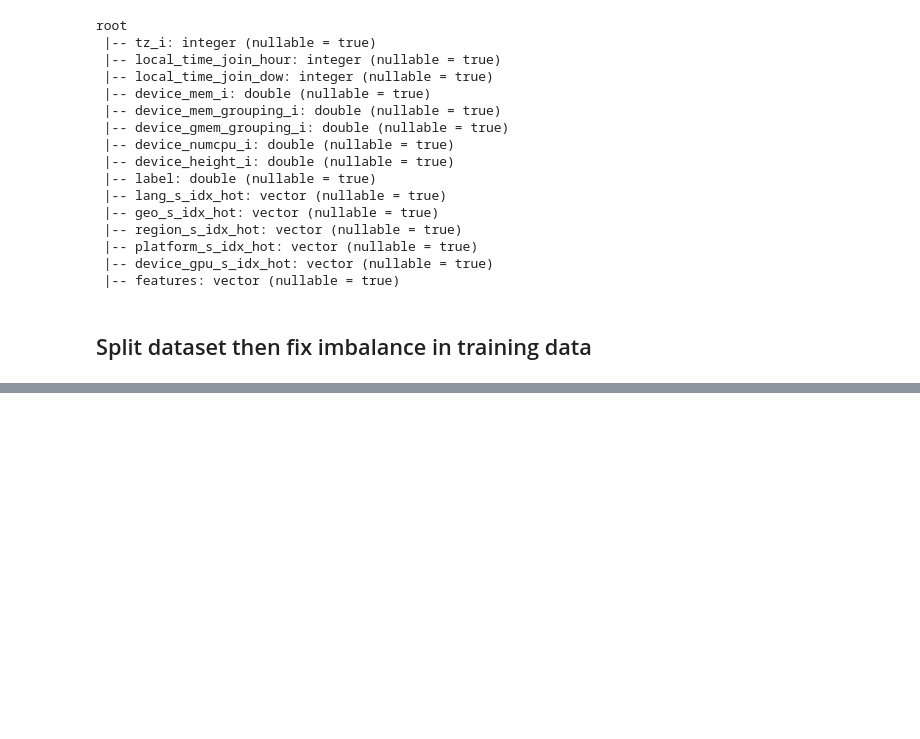
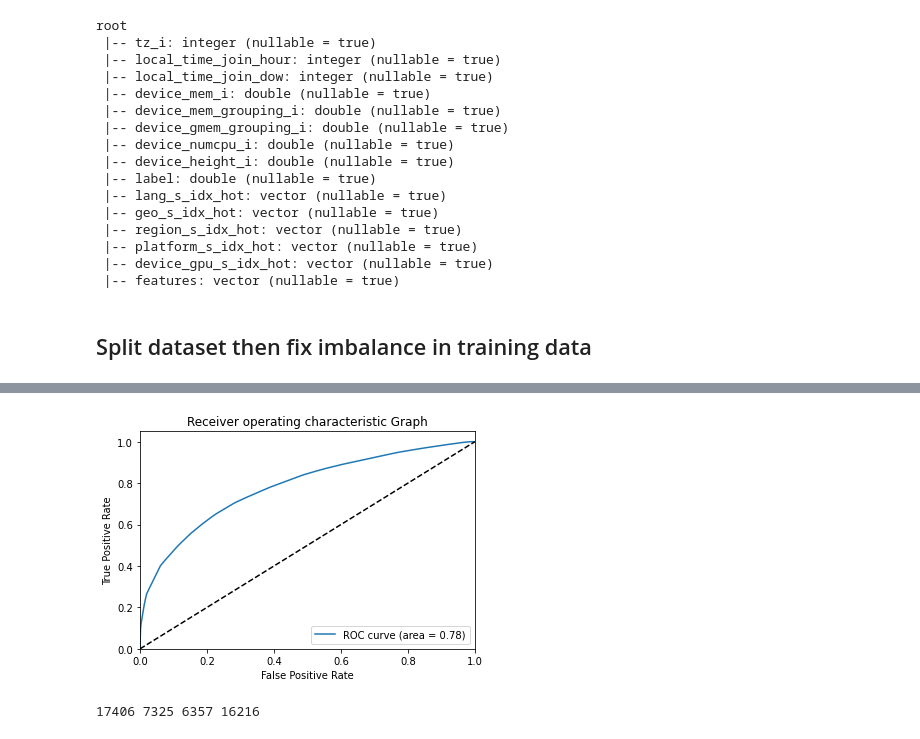
Before and after one commit to ABEW/kabam, a Jupyter notebook: kabam_ds_solution.ipynb, the cells around one changed output, grey strips where cells are left out. Drawn from its saved outputs; the diff is of its cells as text; code cells hidden in the pictures; blank space fills up the shorter version.

```diff
--- a/kabam_ds_solution.ipynb
+++ b/kabam_ds_solution.ipynb
@@ -633,0 +679,39 @@ plt.show()
+# %%
+train_preds = trained_model.transform(train_balanced)
+
+results = train_preds.select(['probability', 'label'])
+
+## prepare score-label set
+results_collect = results.collect()
+results_list = [(float(i[0][0]), 1.0-float(i[1])) for i in results_collect]
+
+
+fpr = dict()
+tpr = dict()
+roc_auc = dict()
+
+y_test = [i[1] for i in results_list]
+y_score = [i[0] for i in results_list]
+
+fpr, tpr, _ = roc_curve(y_test, y_score)
+roc_auc = auc(fpr, tpr)
+
+%matplotlib inline
+plt.figure()
+plt.plot(fpr, tpr, label='ROC curve (area = %0.2f)' % roc_auc)
+plt.plot([0, 1], [0, 1], 'k--')
+plt.xlim([0.0, 1.0])
+plt.ylim([0.0, 1.05])
+plt.xlabel('False Positive Rate')
+plt.ylabel('True Positive Rate')
+plt.title('Receiver operating characteristic Graph')
+plt.legend(loc="lower right")
+plt.show()
+# %% [output]
+[figure, added]
+# %%
+tn, fp, fn, tp = confusion_matrix([1-x for x in y_test], [int(x<0.5) for x in y_score]).ravel()
+
+print(tn, fp, fn, tp)
+# %% [output]
+17406 7325 6357 16216
```
Also changed, not shown: parts of 30 cells of this notebook.
